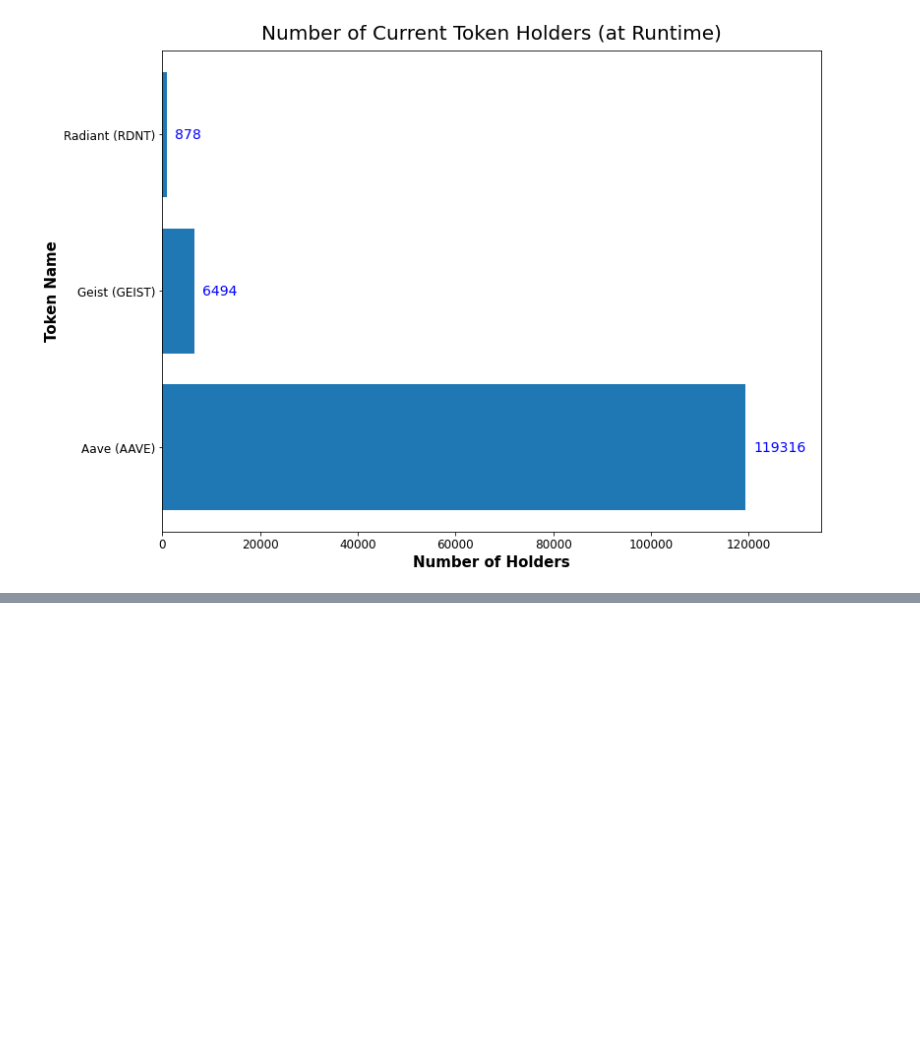
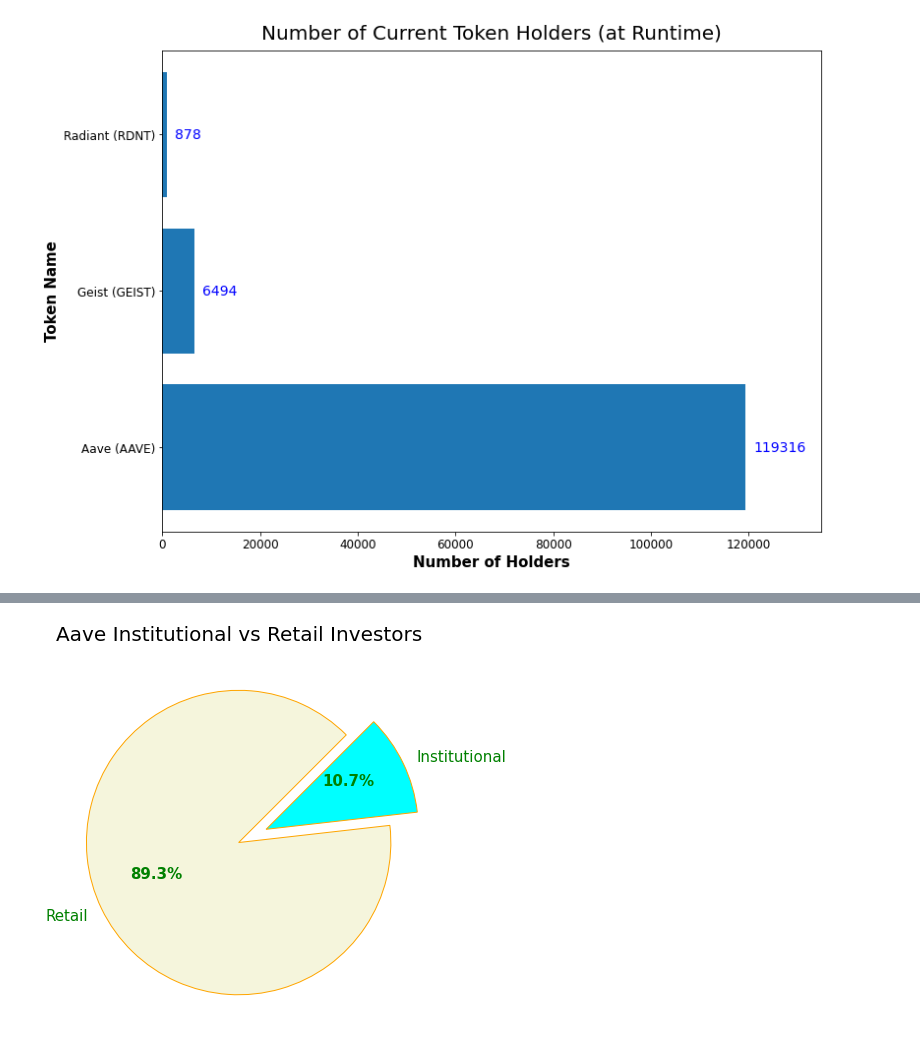
Before and after one commit to tmccurbin/defi-data-analysis, a Jupyter notebook: defi-data-analysis.ipynb, the cells around one changed output, grey strips where cells are left out. Saved outputs shown, nothing was run; the diff lists cells and outputs as text; code cells hidden in the pictures; blank space fills up the shorter version.

Commit message:
Plot Aave investor pie chart

```diff
--- a/defi-data-analysis.ipynb
+++ b/defi-data-analysis.ipynb
@@ -94,20 +95,9 @@ radiant_holders = radiant_holders_first_clean[radiant_holders_first_clean['Balan
 # %%
 aave_number_of_institutional_holders = 0
 aave_holders_page_number = 1
+aave_number_of_wallets_checked = 0
 
 aave_holders_base_url = 'https://etherscan.io/token/generic-tokenholders2?a=0x7fc66500c84a76ad7e9c93437bfc5ac33e2ddae9&sid=&m=normal&s=16000000000000000000000000'
-
-# Make http request
-# If the status code is 200
-    # Find the element with the id 'maintable'
-    # If the element exists
-        # Loop across the table
-    # Else
-        # Break the loop
-    # Increment the page number
-    # Make the http request
-    # If the status code is 200
-        # Find the element with the id 'maintable'
 
 # Request the first page of token holders
 aave_holders_request = requests.get(aave_holders_base_url + '&p=' + str(aave_holders_page_number), headers={'User-Agent': DUMMY_USER_AGENT})
@@ -124,13 +114,16 @@ if aave_holders_request.status_code == 200:
 
     while main_table is not None:
         # Parse table
-        print('Parsing Aave data table on webpage ' + str(aave_holders_page_number))
+        print('Parsing Aave html table on webpage ' + str(aave_holders_page_number))
 
         # HTML table rows
         rows = main_table.find_all('tr')
 
         # For each row
         for row in range(1,len(rows)):
+            # Increment the number of wallets checked
+            aave_number_of_wallets_checked += 1
+
             # Grab the html element that contains the wallet data
             wallet_address_element = rows[row].find_all('td')[ETHEREUM_ADDRESS_COULMN]
 
@@ -142,7 +135,8 @@ if aave_holders_request.status_code == 200:
                 # Increment the number of institutional holders
                 aave_number_of_institutional_holders += 1
 
-        print(str(aave_number_of_institutional_holders) + ' total institutional wallet addresses up to page ' + str(aave_holders_page_number))
+        # Log the total number of institutional holders so far
+        # print(str(aave_number_of_institutional_holders) + ' total institutional wallet addresses up to page ' + str(aave_holders_page_number))
 
         # Increment the page number
         aave_holders_page_number += 1
@@ -163,7 +157,50 @@ if aave_holders_request.status_code == 200:
             # Break the while loop
             break
 
-    print('Completed parsing all Aave data tables')
+    print('Completed parsing all Aave data tables. Checked ' + str(aave_number_of_wallets_checked) + ' wallet addresses')
+
+    # Creating dataset
+    categories = ['Retail', 'Institutional']
+    data = [aave_number_of_wallets_checked - aave_number_of_institutional_holders, aave_number_of_institutional_holders]
+
+    # Creating explode data
+    explode = (0.0, 0.2)
+
+    # Creating color parameters
+    colors = ( "beige", "cyan")
+
+    # Wedge properties
+    wp = { 'linewidth' : 1, 'edgecolor' : "orange" }
+
+    # Creating autocpt arguments
+    def func(pct, allvalues):
+        absolute = int(pct / 100.*np.sum(allvalues))
+        return "{:.1f}%\n".format(pct, absolute)
+
+    # Creating plot
+    fig, ax = plt.subplots(figsize =(10, 7))
+    wedges, texts, autotexts = ax.pie(data,
+                                      autopct = lambda pct: func(pct, data),
+                                      explode = explode,
+                                      labels = categories,
+                                      shadow = False,
+                                      colors = colors,
+                                      startangle = 45,
+                                      wedgeprops = wp,
+                                      textprops = dict(color ="green", fontsize=15))
+
+    plt.setp(autotexts, size = 15, weight ="bold")
+    ax.set_title(
+        "Aave Institutional vs Retail Investors",
+        fontdict={
+            'fontsize': 20
+        },
+        loc='center',
+        pad=12
+    )
+
+    # show plot
+    plt.show()
 
 else:
     print('Received bad status code for AAVE holders page ' + str(aave_holders_page_number))
@@ -187,0 +225 @@ Completed parsing all Aave data tables
+[figure, added]
```
Also changed, not shown: parts of 2 cells of this notebook.
